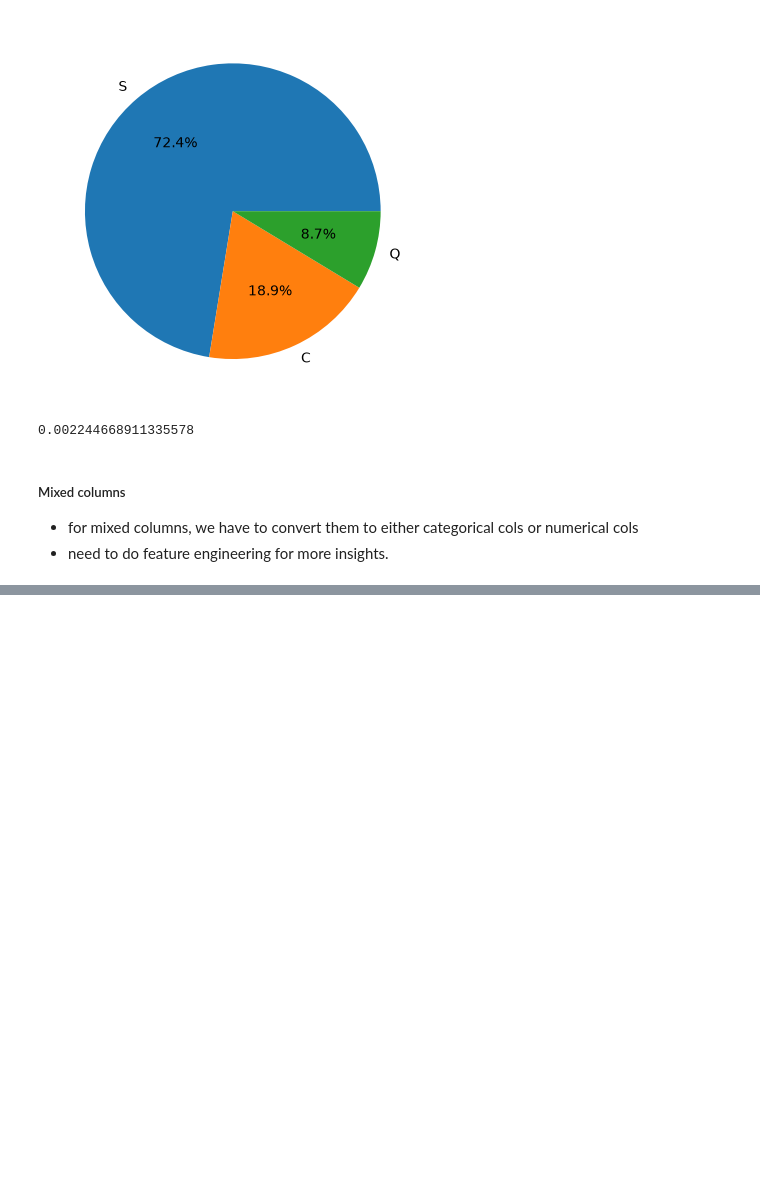
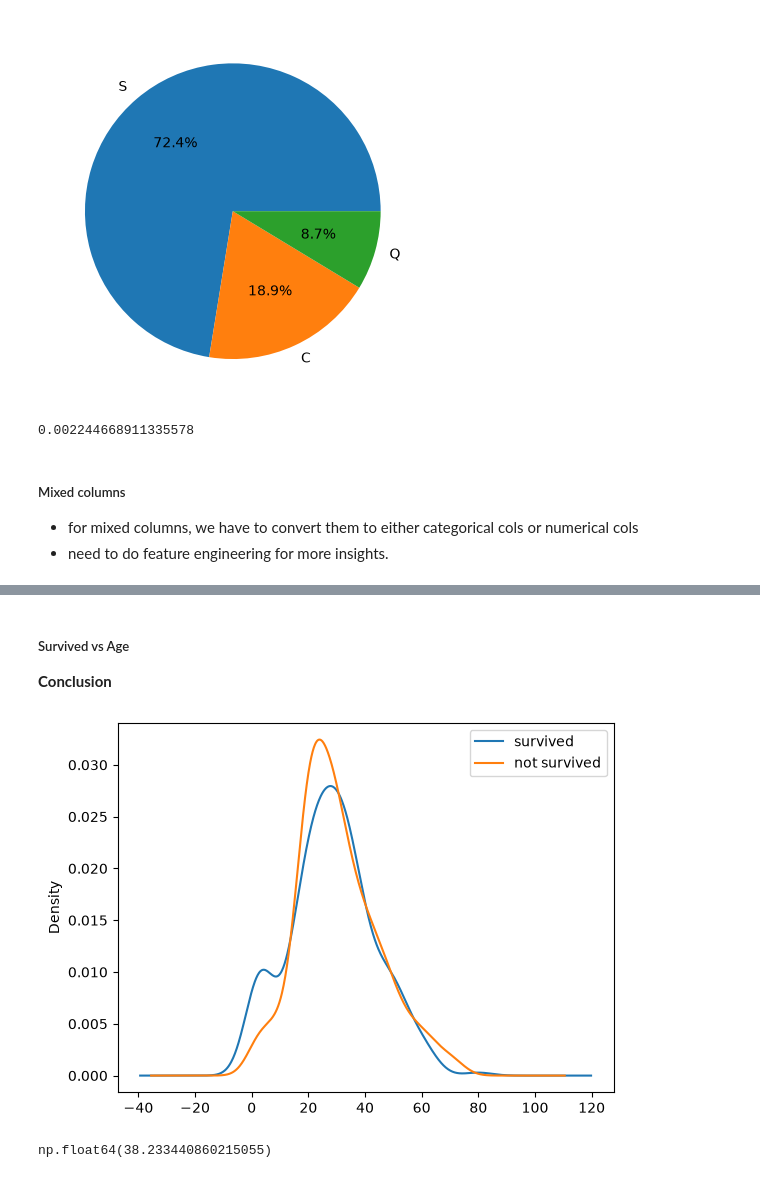
Before and after one commit to GitAnkit-hub/Data-Wrangling-and-EDA, a Jupyter notebook: eda.ipynb, the cells around one changed output, grey strips where cells are left out. Saved outputs shown, nothing was run; the diff lists cells and outputs as text; code cells hidden in the pictures; blank space fills up the shorter version.

```diff
--- a/eda.ipynb
+++ b/eda.ipynb
@@ -539,0 +645,28 @@ df['Embarked'].shape[0]  # 891
+# %% [markdown]
+##### Survived vs Age
+
+**Conclusion**
+# %%
+# sns.kdeplot(df, x='Age', )
+
+df[df['Survived']==1]['Age'].plot(kind='kde', label='survived')
+df[df['Survived']==0]['Age'].plot(kind='kde', label='not survived')
+
+plt.legend()
+plt.show()
+# %% [output]
+[figure, added]
+# %%
+# 0 to 5 range of age is more chance of survival
+
+# 10<age<38, survival prob. is less
+
+# after that , survival rate is higher, reason could the person with p1class of ticket
+df[df['Pclass']==1]['Age'].mean()  # 38.2334408
+
+
+# age >60, less sruvival rate
+
+# if the plot was complete overall, there is nothing distinguishing.
+# %% [output]
+np.float64(38.233440860215055)
```
Also changed, not shown: parts of 11 cells of this notebook.
